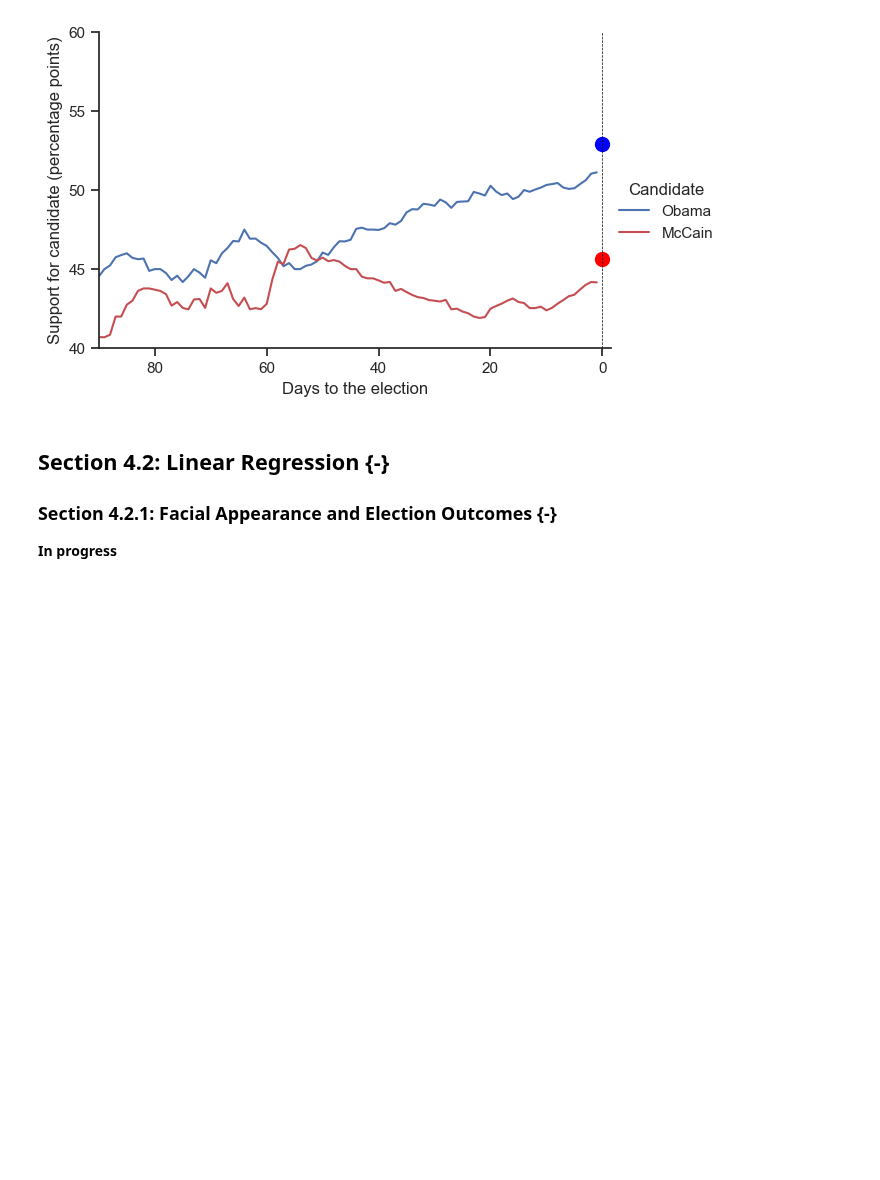
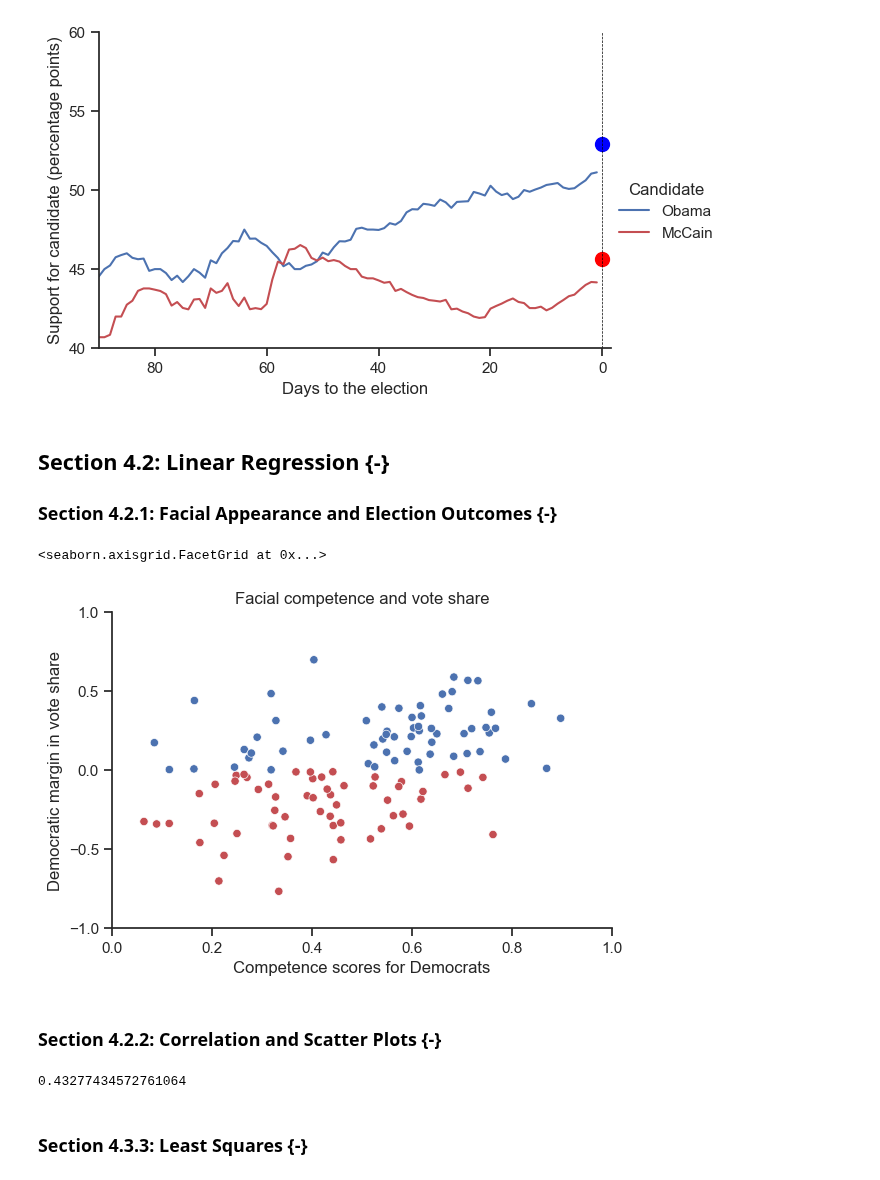
Before and after one commit to jeffallen13/qsspy, a Jupyter notebook: PREDICTION/prediction-py.ipynb, the cells around one changed output. Drawn from its saved outputs; the diff is of its cells as text; code cells hidden in the pictures; blank space fills up the shorter version.

```diff
--- a/PREDICTION/prediction-py.ipynb
+++ b/PREDICTION/prediction-py.ipynb
@@ -376,5 +376,30 @@ plt.scatter(0, 45.65, color='red', s=100)
 ## Section 4.2: Linear Regression {-}
 
 ### Section 4.2.1: Facial Appearance and Election Outcomes {-}
-
-**In progress**
+# %%
+# load the data
+face = pd.read_csv('face.csv')
+
+# two-party vote share for Democrats and Republicans
+face['d_share'] = face['d.votes'] / (face['d.votes'] + face['r.votes'])
+face['r_share'] = face['r.votes'] / (face['d.votes'] + face['r.votes'])
+face['diff_share'] = face['d_share'] - face['r_share']
+
+sns.relplot(
+    data=face, x='d.comp', y='diff_share',
+    hue='w.party', palette=['b','r'], legend=False, height=4, aspect=1.5
+).set(xlim=(0, 1), ylim=(-1, 1), yticks=np.arange(-1.0, 1.5, 0.5),
+      title='Facial competence and vote share',
+      xlabel='Competence scores for Democrats',
+      ylabel='Democratic margin in vote share')
+# %% [output]
+<seaborn.axisgrid.FacetGrid at 0x...>
+[figure, added]
+# %% [markdown]
+### Section 4.2.2: Correlation and Scatter Plots {-}
+# %%
+face['d.comp'].corr(face['diff_share'])
+# %% [output]
+0.43277434572761064
+# %% [markdown]
+### Section 4.3.3: Least Squares {-}
```
Also changed, not shown: parts of 35 cells of this notebook, 2 other files.
